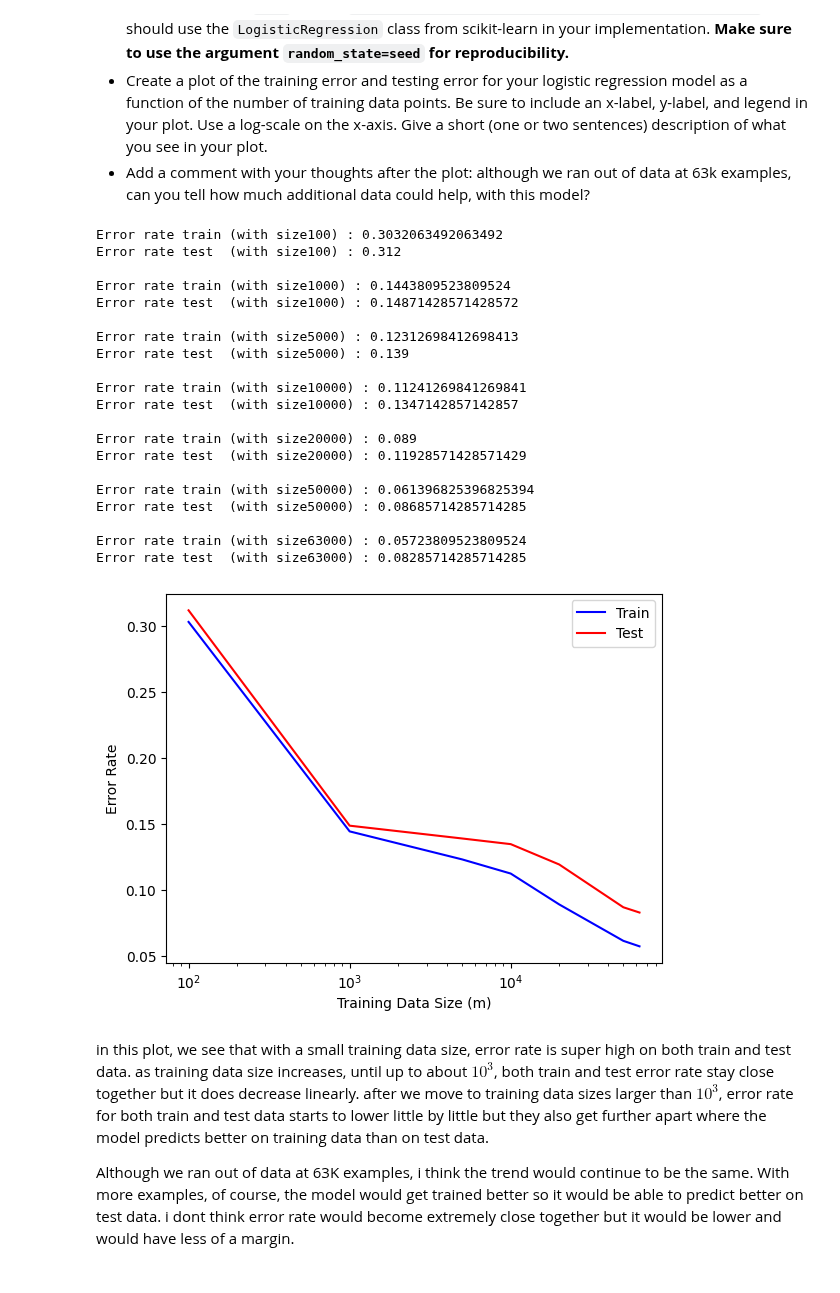
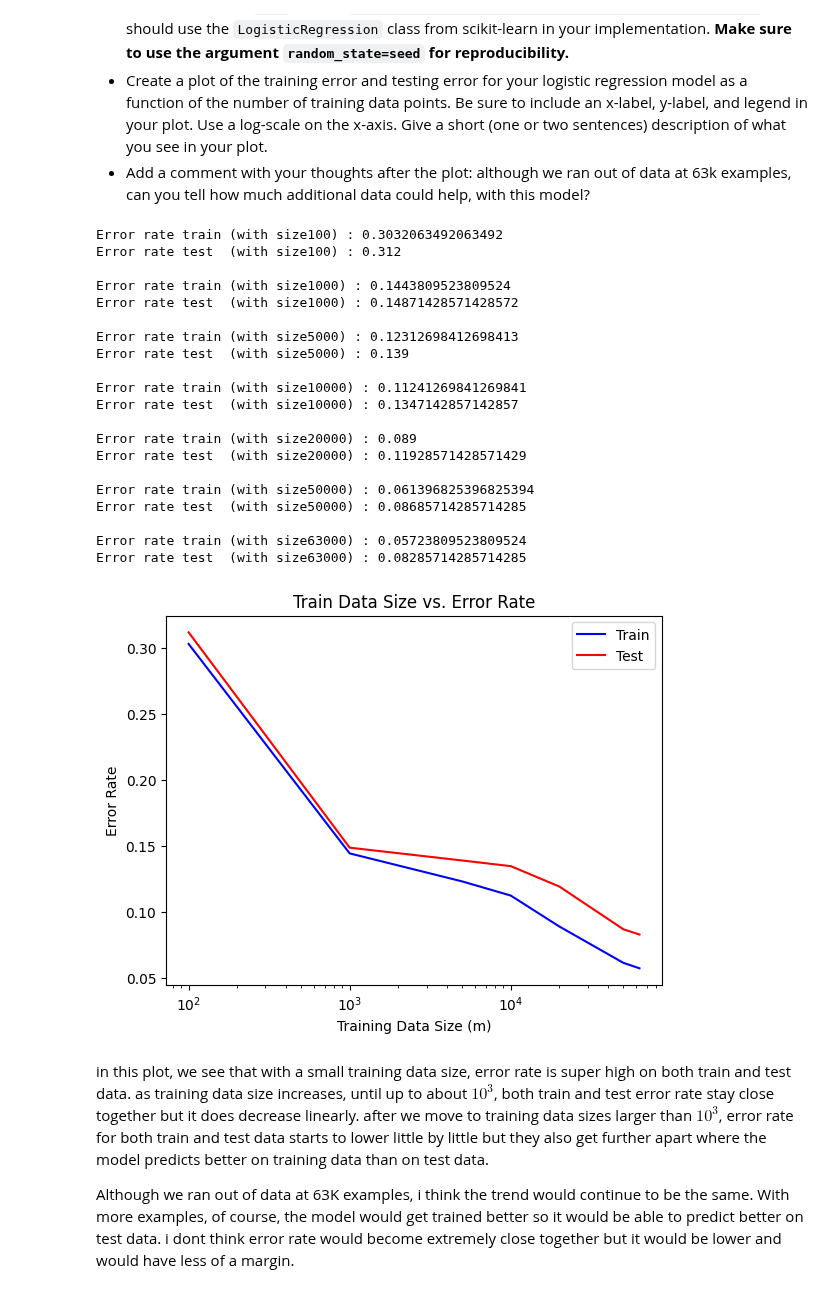
Before and after one commit to SarahAsad23/MachineLearning, a Jupyter notebook: HW3/cs273-hw3.ipynb, the cells around one changed output. Cells and saved outputs as stored; diff of their text form; code cells hidden in the pictures.

```diff
--- a/HW3/cs273-hw3.ipynb
+++ b/HW3/cs273-hw3.ipynb
@@ -708,34 +708,35 @@ for size in train_sizes:
 
 # Plot the resulting performance as a function of m
 plt.semilogx(train_sizes, train_error, color='blue', label='Train')
 plt.semilogx(train_sizes, test_error, color='red', label='Test')
 plt.ylabel("Error Rate")
 plt.xlabel("Training Data Size (m)")
+plt.title("Train Data Size vs. Error Rate")
 plt.legend();
 
 ### YOUR CODE ENDS HERE ###
 # %% [output]
 Error rate train (with size100) : 0.3032063492063492
 Error rate test  (with size100) : 0.312
 
 Error rate train (with size1000) : 0.1443809523809524
 Error rate test  (with size1000) : 0.14871428571428572
 
 Error rate train (with size5000) : 0.12312698412698413
 Error rate test  (with size5000) : 0.139
 
 Error rate train (with size10000) : 0.11241269841269841
 Error rate test  (with size10000) : 0.1347142857142857
 
 Error rate train (with size20000) : 0.089
 Error rate test  (with size20000) : 0.11928571428571429
 
 Error rate train (with size50000) : 0.061396825396825394
 Error rate test  (with size50000) : 0.08685714285714285
 
 Error rate train (with size63000) : 0.05723809523809524
 Error rate test  (with size63000) : 0.08285714285714285
-[figure, old version]
+[figure, new version]
 # %% [markdown]
 in this plot, we see that with a small training data size, error rate is super high on both train and test data. as training data size increases, until up to about $10^3$, both train and test error rate stay close together but it does decrease linearly. after we move to training data sizes larger than $10^3$, error rate for both train and test data starts to lower little by little but they also get further apart where the model predicts better on training data than on test data.
 
```
